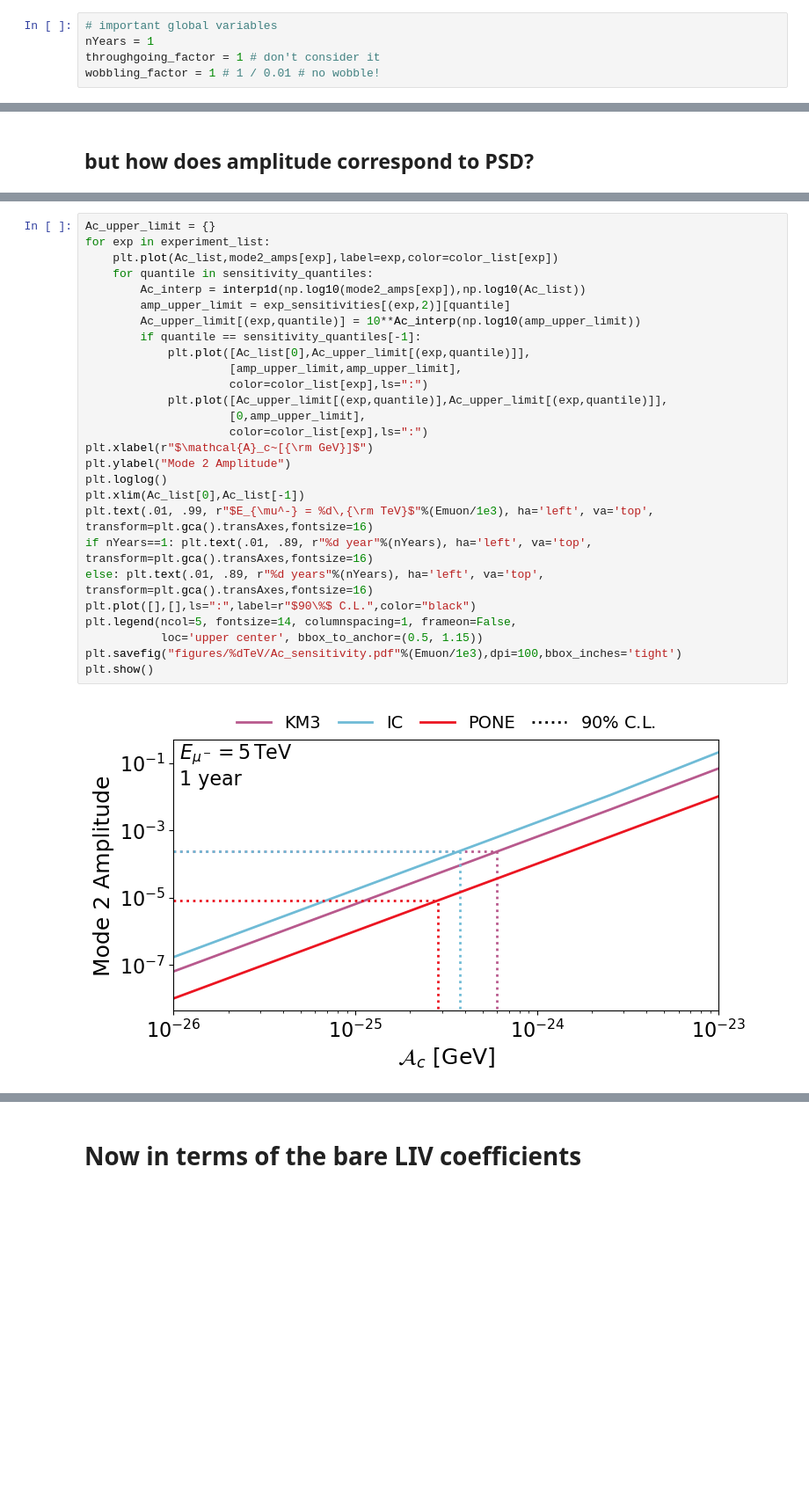
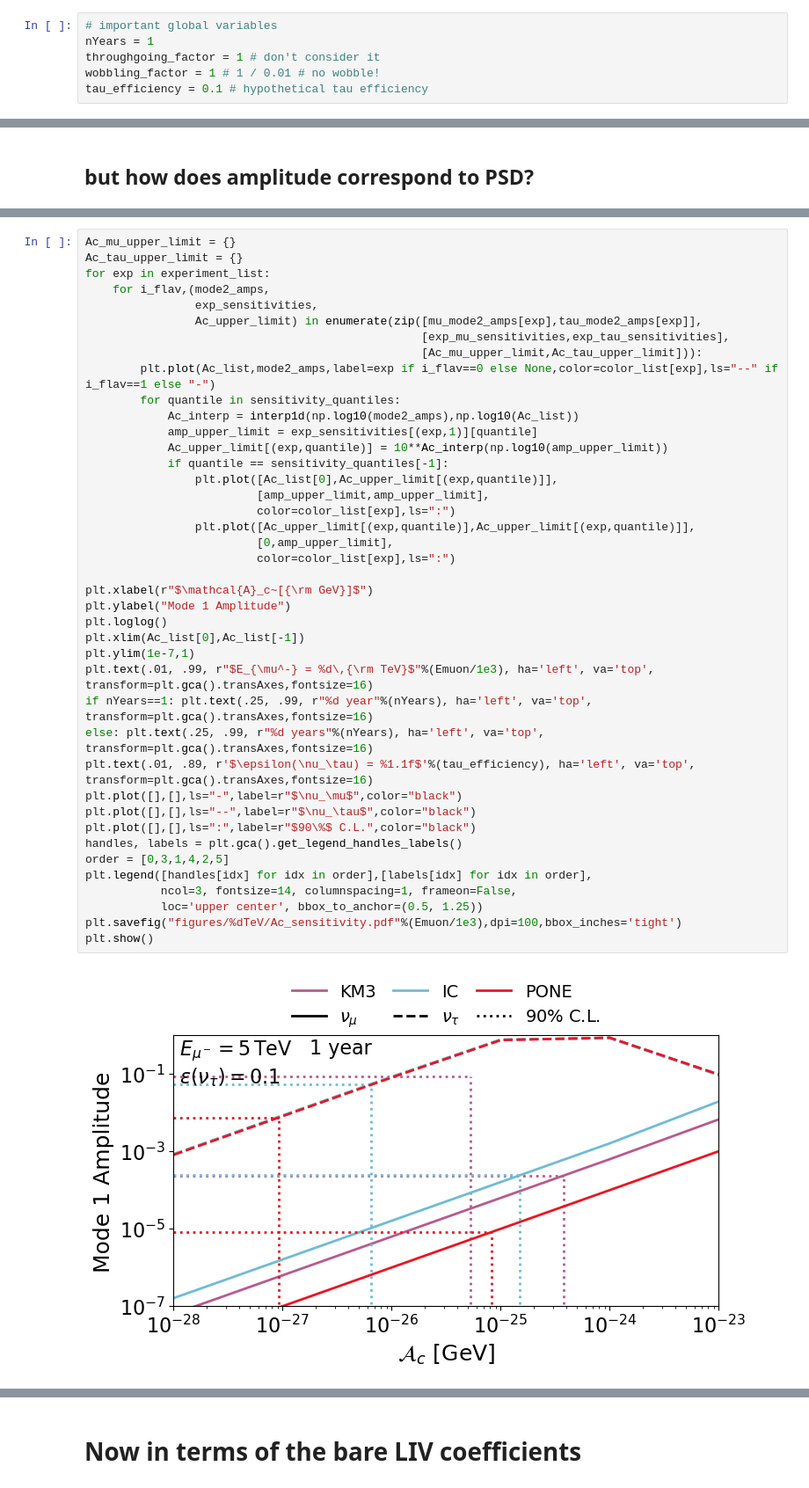
Before and after one commit to nickkamp1/NuTelescopeMuCollider, a Jupyter notebook: LorentzViolationSidereal_Analysis.ipynb, the cells around one changed output, grey strips where cells are left out. Shown at 88% size. Saved outputs shown, nothing was run; the diff lists cells and outputs as text; blank space fills up the shorter version.

```diff
--- a/LorentzViolationSidereal_Analysis.ipynb
+++ b/LorentzViolationSidereal_Analysis.ipynb
@@ -6,6 +6,7 @@
 nYears = 1
 throughgoing_factor = 1 # don't consider it
 wobbling_factor = 1 # 1 / 0.01 # no wobble!
+tau_efficiency = 0.1 # hypothetical tau efficiency
 # %%
 import numpy as np
 import matplotlib.pyplot as plt
@@ -204,32 +251,46 @@ for exp in experiment_list:
 # %%
-Ac_upper_limit = {}
+Ac_mu_upper_limit = {}
+Ac_tau_upper_limit = {}
 for exp in experiment_list:
-    plt.plot(Ac_list,mode2_amps[exp],label=exp,color=color_list[exp])
-    for quantile in sensitivity_quantiles:
-        Ac_interp = interp1d(np.log10(mode2_amps[exp]),np.log10(Ac_list))
-        amp_upper_limit = exp_sensitivities[(exp,2)][quantile]
-        Ac_upper_limit[(exp,quantile)] = 10**Ac_interp(np.log10(amp_upper_limit))
-        if quantile == sensitivity_quantiles[-1]:
-            plt.plot([Ac_list[0],Ac_upper_limit[(exp,quantile)]],
-                     [amp_upper_limit,amp_upper_limit],
-                     color=color_list[exp],ls=":")
-            plt.plot([Ac_upper_limit[(exp,quantile)],Ac_upper_limit[(exp,quantile)]],
-                     [0,amp_upper_limit],
-                     color=color_list[exp],ls=":")
+    for i_flav,(mode2_amps,
+                exp_sensitivities,
+                Ac_upper_limit) in enumerate(zip([mu_mode2_amps[exp],tau_mode2_amps[exp]],
+                                                 [exp_mu_sensitivities,exp_tau_sensitivities],
+                                                 [Ac_mu_upper_limit,Ac_tau_upper_limit])):
+        plt.plot(Ac_list,mode2_amps,label=exp if i_flav==0 else None,color=color_list[exp],ls="--" if i_flav==1 else "-")
+        for quantile in sensitivity_quantiles:
+            Ac_interp = interp1d(np.log10(mode2_amps),np.log10(Ac_list))
+            amp_upper_limit = exp_sensitivities[(exp,1)][quantile]
+            Ac_upper_limit[(exp,quantile)] = 10**Ac_interp(np.log10(amp_upper_limit))
+            if quantile == sensitivity_quantiles[-1]:
+                plt.plot([Ac_list[0],Ac_upper_limit[(exp,quantile)]],
+                         [amp_upper_limit,amp_upper_limit],
+                         color=color_list[exp],ls=":")
+                plt.plot([Ac_upper_limit[(exp,quantile)],Ac_upper_limit[(exp,quantile)]],
+                         [0,amp_upper_limit],
+                         color=color_list[exp],ls=":")
+
 plt.xlabel(r"$\mathcal{A}_c~[{\rm GeV}]$")
-plt.ylabel("Mode 2 Amplitude")
+plt.ylabel("Mode 1 Amplitude")
 plt.loglog()
 plt.xlim(Ac_list[0],Ac_list[-1])
+plt.ylim(1e-7,1)
 plt.text(.01, .99, r"$E_{\mu^-} = %d\,{\rm TeV}$"%(Emuon/1e3), ha='left', va='top', transform=plt.gca().transAxes,fontsize=16)
-if nYears==1: plt.text(.01, .89, r"%d year"%(nYears), ha='left', va='top', transform=plt.gca().transAxes,fontsize=16)
-else: plt.text(.01, .89, r"%d years"%(nYears), ha='left', va='top', transform=plt.gca().transAxes,fontsize=16)
+if nYears==1: plt.text(.25, .99, r"%d year"%(nYears), ha='left', va='top', transform=plt.gca().transAxes,fontsize=16)
+else: plt.text(.25, .99, r"%d years"%(nYears), ha='left', va='top', transform=plt.gca().transAxes,fontsize=16)
+plt.text(.01, .89, r'$\epsilon(\nu_\tau) = %1.1f$'%(tau_efficiency), ha='left', va='top', transform=plt.gca().transAxes,fontsize=16)
+plt.plot([],[],ls="-",label=r"$\nu_\mu$",color="black")
+plt.plot([],[],ls="--",label=r"$\nu_\tau$",color="black")
 plt.plot([],[],ls=":",label=r"$90\%$ C.L.",color="black")
-plt.legend(ncol=5, fontsize=14, columnspacing=1, frameon=False,
-           loc='upper center', bbox_to_anchor=(0.5, 1.15))
+handles, labels = plt.gca().get_legend_handles_labels()
+order = [0,3,1,4,2,5]
+plt.legend([handles[idx] for idx in order],[labels[idx] for idx in order],
+           ncol=3, fontsize=14, columnspacing=1, frameon=False,
+           loc='upper center', bbox_to_anchor=(0.5, 1.25))
 plt.savefig("figures/%dTeV/Ac_sensitivity.pdf"%(Emuon/1e3),dpi=100,bbox_inches='tight')
 plt.show()
 # %% [output]
-[figure, old version]
+[figure, new version]
 # %%
 print("Dimension",end=" & ")
 for exp in experiment_list:
```
Also changed, not shown: parts of 11 cells of this notebook, 40 other files.
